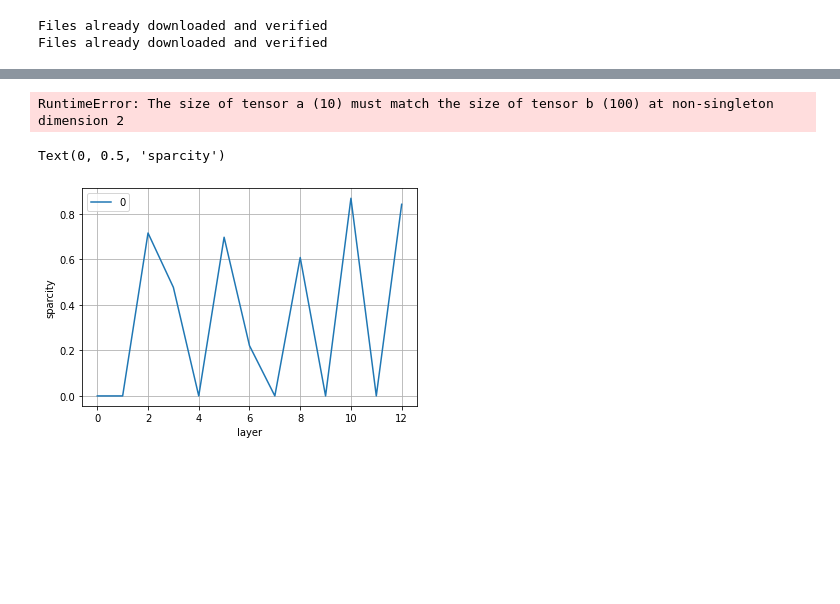
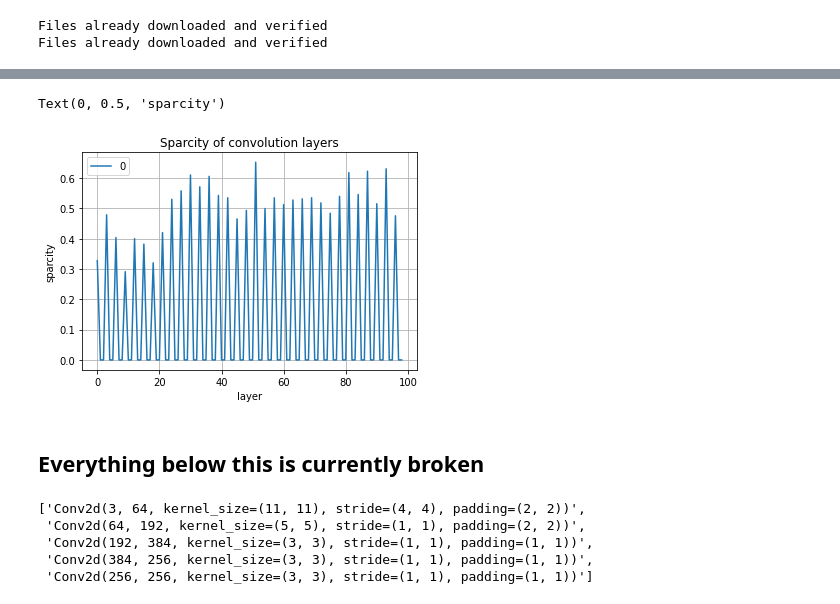
Before and after one commit to tristanleafs/sparse-torch, a Jupyter notebook: Resnet101_sparcity.ipynb, the cells around one changed output, grey strips where cells are left out. Drawn from its saved outputs; the diff is of its cells as text; code cells hidden in the pictures; blank space fills up the shorter version.

Commit message:
mostly working resnet added

```diff
--- a/Resnet101_sparcity.ipynb
+++ b/Resnet101_sparcity.ipynb
@@ -5,8 +5,4 @@ from torchvision import models
 from custom_classes import Save_Output
 import torch.nn as nn
 # %%
-model_old = models.alexnet(pretrained=True)
+model_old = models.resnet101(pretrained=True)
-# %%
-model_old.classifier[1] = nn.Linear(6,4096)
-model_old.classifier[4] = nn.Linear(4096,1024)
-model_old.classifier[6] = nn.Linear(1024,10)
@@ -148,0 +44,34 @@ AlexNet(
+# %%
+new_sequences = []
+layer_count = 0
+for child in model_old.children():
+    if("Sequential" in child._get_name()):
+        new_bottlenecks = []
+        for bottleneck in child.children():
+
+            bottleneck_contents = []
+            for i, layer in enumerate(bottleneck.children()):
+                if("Conv" in layer._get_name()):
+                    filename = "layer_" + str(layer_count) + ".csv"
+                    bottleneck_contents.append(Save_Output(filename))
+                    layer_count += 1
+                    bottleneck_contents.append(layer)
+                elif("ReLU" in layer._get_name()):
+                    bottleneck_contents.append(nn.ReLU())
+                elif("Seq" in layer._get_name()):
+                    pass
+                else:
+                    bottleneck_contents.append(layer)
+            new_bottlenecks.append(nn.Sequential(*bottleneck_contents))
+        new_sequences.append(nn.Sequential(*new_bottlenecks))
+
+sequence_count = 0
+contents = []
+for child in model_old.children():
+    if("Sequential" in child._get_name()):
+        contents.append(new_sequences[sequence_count])
+        sequence_count += 1
+    else:
+        contents.append(child)
+new_model = nn.Sequential(*contents)
+print(new_model)
@@ -205,24 +154,6 @@ Files already downloaded and verified
-# %%
-model = model_new
-correct=0
-N_test=len(testset)
-
-#Put model into validation mode (turns off Dropout if there are Dropout layers)
-model.eval()
-for x_test, y_test in testloader:
-    #Make a prediction
-    z = model(x_test)
-    #Grab the index of the AI's highest probability guess (Each output of model(x) is a tensor of probabilities)
-    y_hat = torch.argmax(z, 1)
-    #Update correct counter if the prediction was correct
-    correct += (y_hat == y_test).sum().item()
-accuracy = correct / N_test
-print("Validation accuracy: " + str(accuracy))
-# %% [output]
-RuntimeError: The size of tensor a (10) must match the size of tensor b (100) at non-singleton dimension 2
 # %%
 files = []
-for i in range(len(kids)):
+for i in range(layer_count):
     filename = "layer_" + str(i) +".csv"
     files.append(open(filename, 'r'))
 
@@ -242,9 +173,12 @@ df = pd.DataFrame(new_data)
 # %%
 import matplotlib.pyplot as plt
 df.plot()
 plt.grid()
+plt.title("Sparcity of convolution layers")
 plt.xlabel("layer")
 plt.ylabel("sparcity")
 # %% [output]
 Text(0, 0.5, 'sparcity')
-[figure, old version]
+[figure, new version]
+# %% [markdown]
+## Everything below this is currently broken
@@ -250,0 +192,8 @@ Text(0, 0.5, 'sparcity')
+# %%
+conv_names
+# %% [output]
+['Conv2d(3, 64, kernel_size=(11, 11), stride=(4, 4), padding=(2, 2))',
+ 'Conv2d(64, 192, kernel_size=(5, 5), stride=(1, 1), padding=(2, 2))',
+ 'Conv2d(192, 384, kernel_size=(3, 3), stride=(1, 1), padding=(1, 1))',
+ 'Conv2d(384, 256, kernel_size=(3, 3), stride=(1, 1), padding=(1, 1))',
+ 'Conv2d(256, 256, kernel_size=(3, 3), stride=(1, 1), padding=(1, 1))']
```
Also changed, not shown: parts of 13 cells of this notebook.
